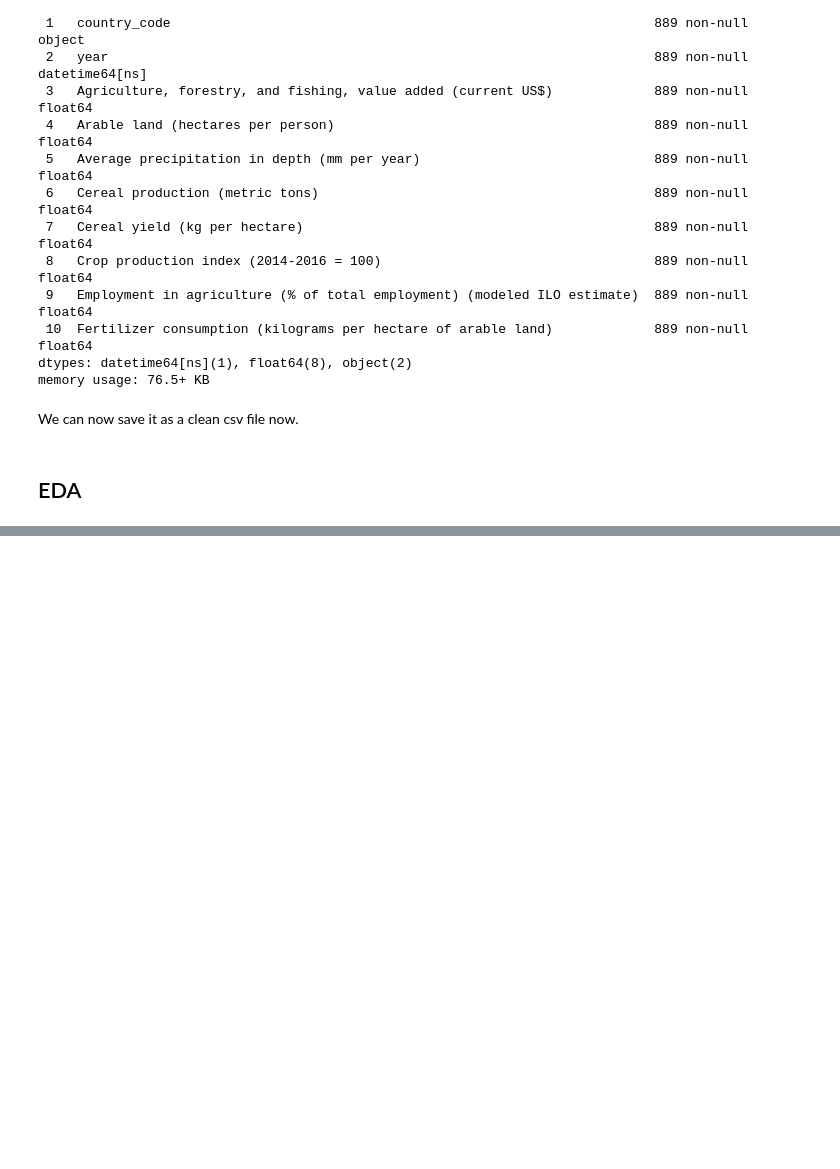
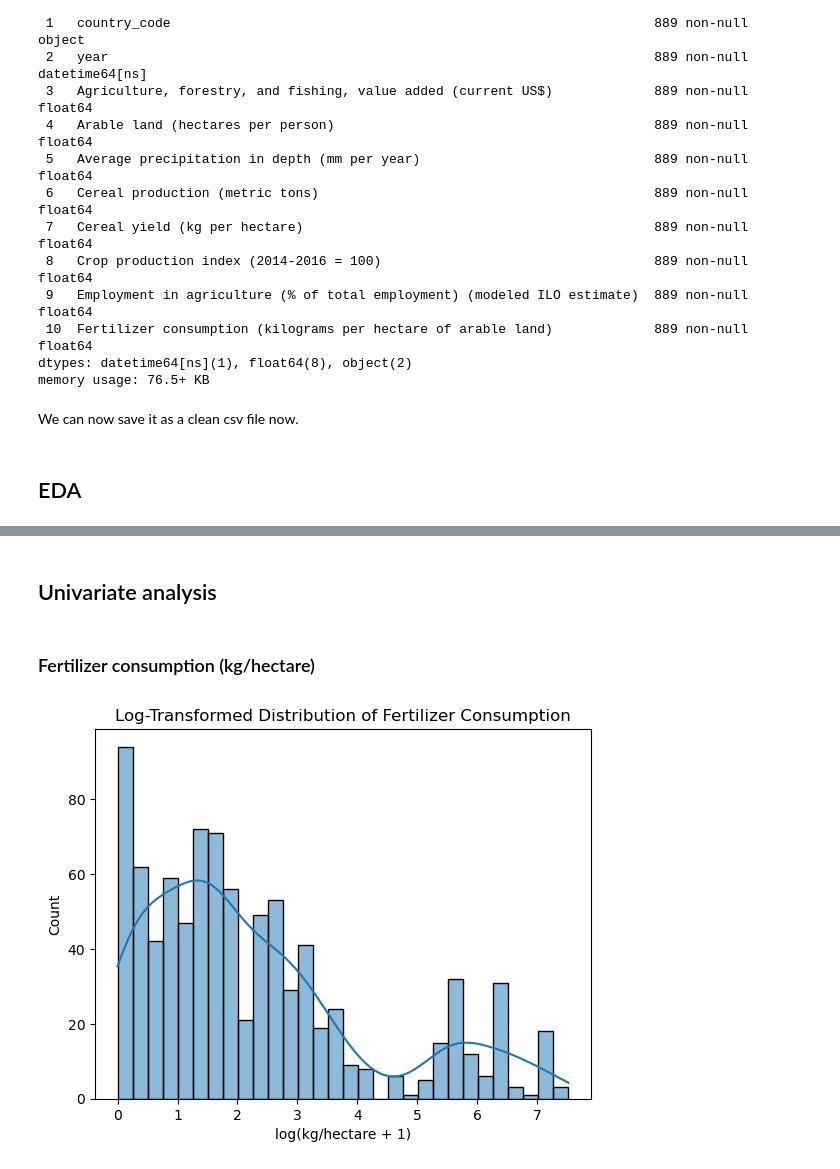
Before and after one commit to Rodgerdev/east-africa-fertilizer-project, a Jupyter notebook: east_africa_proj.ipynb, the cells around one changed output, grey strips where cells are left out. Saved outputs shown, nothing was run; the diff lists cells and outputs as text; code cells hidden in the pictures; blank space fills up the shorter version.

Commit message:
Did univariate analysis

```diff
--- a/east_africa_proj.ipynb
+++ b/east_africa_proj.ipynb
@@ -472,0 +498,3 @@ df = pd.read_csv('clean/df_clean.csv')
+# %%
+df['year'] = pd.to_datetime(df['year']).dt.year
+df.info()
@@ -472,0 +520,14 @@ df = pd.read_csv('clean/df_clean.csv')
+# %% [markdown]
+## Univariate analysis
+# %% [markdown]
+### Fertilizer consumption (kg/hectare)
+# %%
+# Add a small constant to avoid log(0)
+data = df['Fertilizer consumption (kilograms per hectare of arable land)'] + 1
+
+sns.histplot(np.log(data), kde=True, bins=30)
+plt.title('Log-Transformed Distribution of Fertilizer Consumption')
+plt.xlabel('log(kg/hectare + 1)')
+plt.show()
+# %% [output]
+[figure, added]
```
Also changed, not shown: parts of 21 cells of this notebook, 1 other file.
